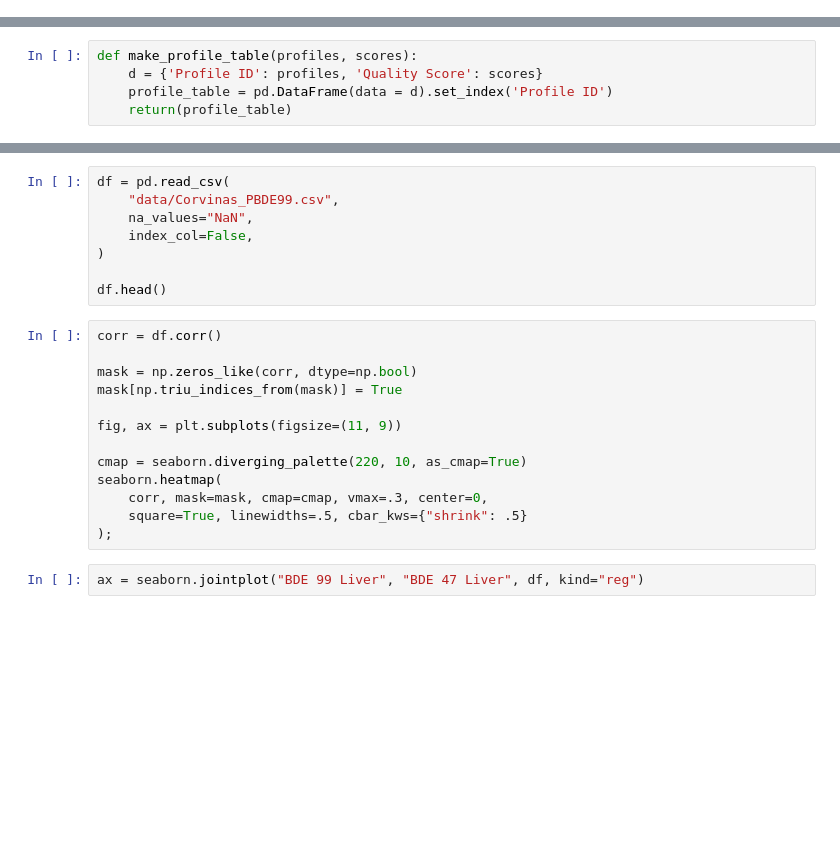
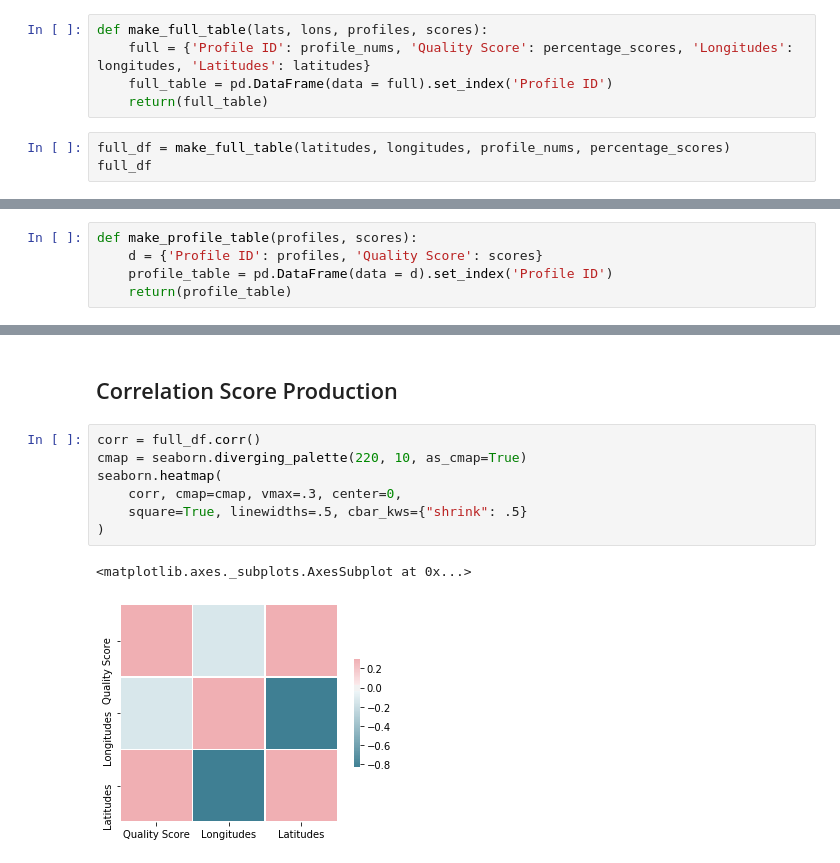
Before and after one commit to oceanhackweek/ohw19-projects-TMIVP, a Jupyter notebook: Fake_data.ipynb, the cells around one changed output, grey strips where cells are left out. Saved outputs shown, nothing was run; the diff lists cells and outputs as text; blank space fills up the shorter version.

```diff
--- a/Fake_data.ipynb
+++ b/Fake_data.ipynb
@@ -8,3 +10,11 @@ longitudes = [20, 25, 30, 35, -30, -32, -33, -150, -160, 60]
 latitudes = [-37, -39, -40, -42, 20, 22, 24, 30, 50, -10]
 profile_nums = [1, 2, 3, 4, 5, 6, 7, 8, 9, 10]
 percentage_scores = [0.1, 0.2, 0.3, 0.1, 0.8, 0.9, 1, 0.6, 0.4, 1]
+# %%
+def make_full_table(lats, lons, profiles, scores):
+    full = {'Profile ID': profile_nums, 'Quality Score': percentage_scores, 'Longitudes': longitudes, 'Latitudes': latitudes}
+    full_table = pd.DataFrame(data = full).set_index('Profile ID')
+    return(full_table)
+# %%
+full_df = make_full_table(latitudes, longitudes, profile_nums, percentage_scores)
+full_df
@@ -30,26 +54,15 @@ make_profile_table(profile_nums, percentage_scores)
 | 8 | 0.6 |
 | 9 | 0.4 |
 | 10 | 1.0 |
-# %%
-df = pd.read_csv(
-    "data/Corvinas_PBDE99.csv",
-    na_values="NaN",
-    index_col=False,
-)
-
-df.head()
+# %% [markdown]
+## Correlation Score Production
 # %%
-corr = df.corr()
-
-mask = np.zeros_like(corr, dtype=np.bool)
-mask[np.triu_indices_from(mask)] = True
-
-fig, ax = plt.subplots(figsize=(11, 9))
-
+corr = full_df.corr()
 cmap = seaborn.diverging_palette(220, 10, as_cmap=True)
 seaborn.heatmap(
-    corr, mask=mask, cmap=cmap, vmax=.3, center=0,
+    corr, cmap=cmap, vmax=.3, center=0,
     square=True, linewidths=.5, cbar_kws={"shrink": .5}
-);
+)
+# %% [output]
+<matplotlib.axes._subplots.AxesSubplot at 0x...>
+[figure, added]
-# %%
-ax = seaborn.jointplot("BDE 99 Liver", "BDE 47 Liver", df, kind="reg")
```
Also changed, not shown: parts of 8 cells of this notebook, 1 other file.
